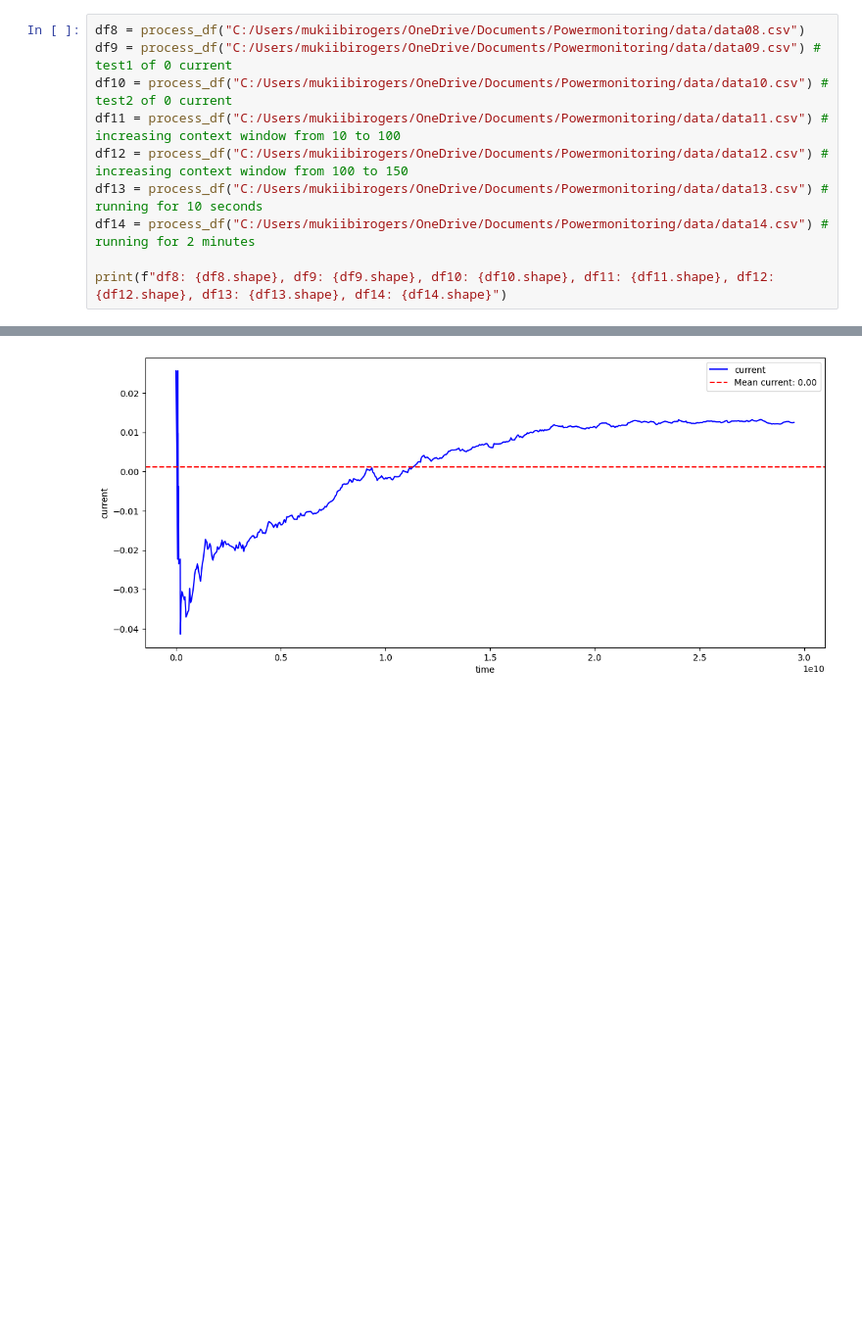
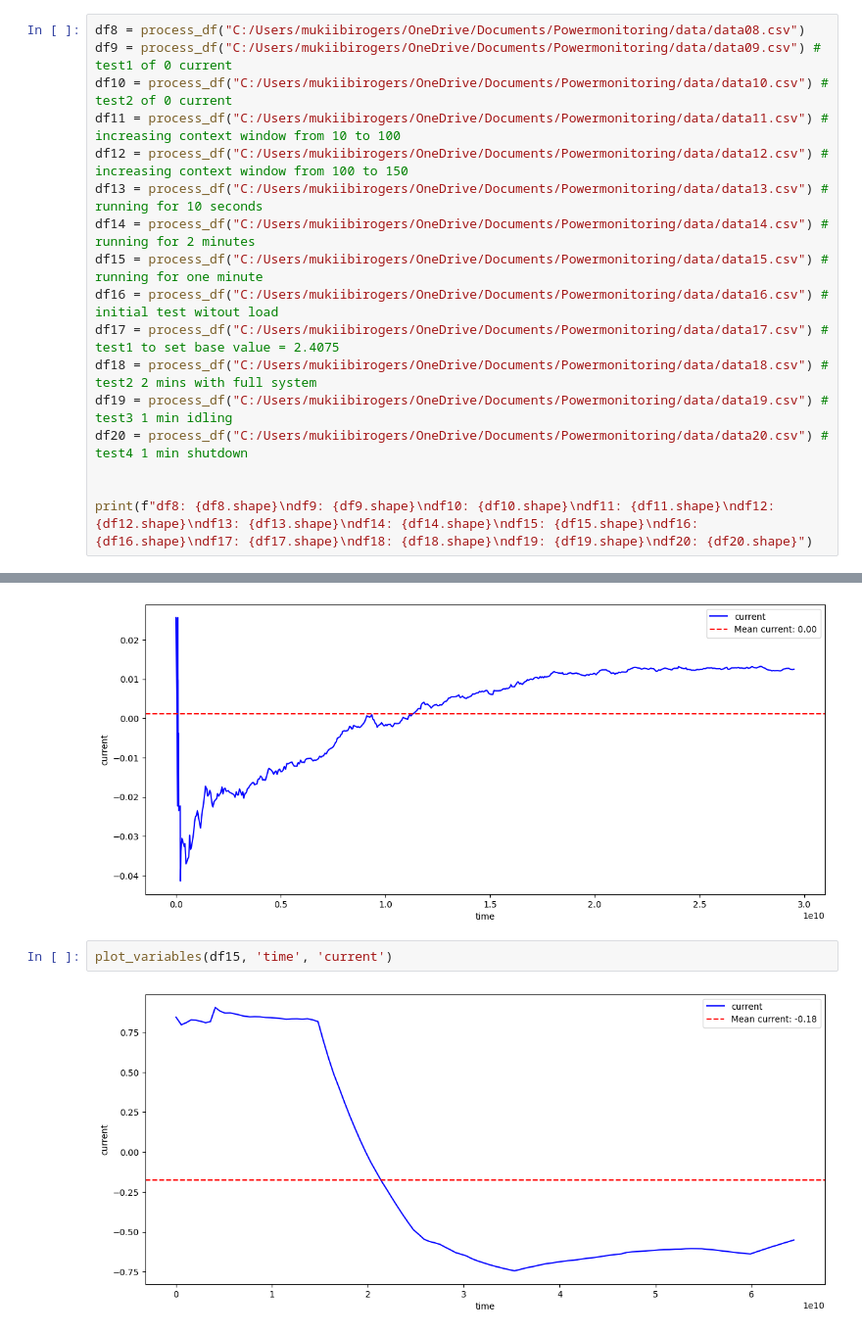
Before and after one commit to ademnea/Powermonitoring, a Jupyter notebook: RaspberryPicoCode/moving_avg.ipynb, the cells around one changed output, grey strips where cells are left out. Shown at 98% size. Drawn from its saved outputs; the diff is of its cells as text; blank space fills up the shorter version.

```diff
--- a/RaspberryPicoCode/moving_avg.ipynb
+++ b/RaspberryPicoCode/moving_avg.ipynb
@@ -29,6 +32,13 @@ df11 = process_df("C:/Users/mukiibirogers/OneDrive/Documents/Powermonitoring/dat
 df12 = process_df("C:/Users/mukiibirogers/OneDrive/Documents/Powermonitoring/data/data12.csv") # increasing context window from 100 to 150
 df13 = process_df("C:/Users/mukiibirogers/OneDrive/Documents/Powermonitoring/data/data13.csv") # running for 10 seconds
 df14 = process_df("C:/Users/mukiibirogers/OneDrive/Documents/Powermonitoring/data/data14.csv") # running for 2 minutes
+df15 = process_df("C:/Users/mukiibirogers/OneDrive/Documents/Powermonitoring/data/data15.csv") # running for one minute
+df16 = process_df("C:/Users/mukiibirogers/OneDrive/Documents/Powermonitoring/data/data16.csv") # initial test witout load
+df17 = process_df("C:/Users/mukiibirogers/OneDrive/Documents/Powermonitoring/data/data17.csv") # test1 to set base value = 2.4075
+df18 = process_df("C:/Users/mukiibirogers/OneDrive/Documents/Powermonitoring/data/data18.csv") # test2 2 mins with full system
+df19 = process_df("C:/Users/mukiibirogers/OneDrive/Documents/Powermonitoring/data/data19.csv") # test3 1 min idling
+df20 = process_df("C:/Users/mukiibirogers/OneDrive/Documents/Powermonitoring/data/data20.csv") # test4 1 min shutdown
 
-print(f"df8: {df8.shape}, df9: {df9.shape}, df10: {df10.shape}, df11: {df11.shape}, df12: {df12.shape}, df13: {df13.shape}, df14: {df14.shape}")
+
+print(f"df8: {df8.shape}\ndf9: {df9.shape}\ndf10: {df10.shape}\ndf11: {df11.shape}\ndf12: {df12.shape}\ndf13: {df13.shape}\ndf14: {df14.shape}\ndf15: {df15.shape}\ndf16: {df16.shape}\ndf17: {df17.shape}\ndf18: {df18.shape}\ndf19: {df19.shape}\ndf20: {df20.shape}")
 # %% [output]
@@ -83,3 +105,7 @@ df14.head()
 plot_variables(df14, 'time', 'current')
 # %% [output]
 [figure]
+# %%
+plot_variables(df15, 'time', 'current')
+# %% [output]
+[figure, added]
```
Also changed, not shown: parts of 10 cells of this notebook, 7 other files.
